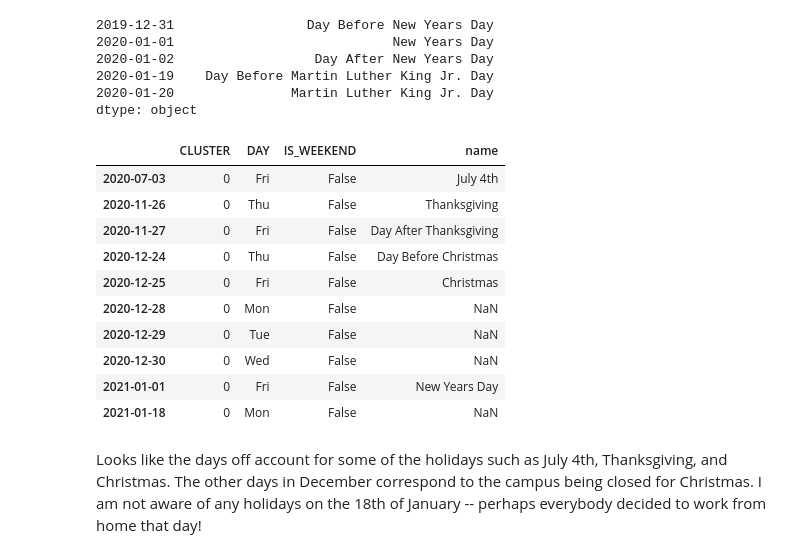
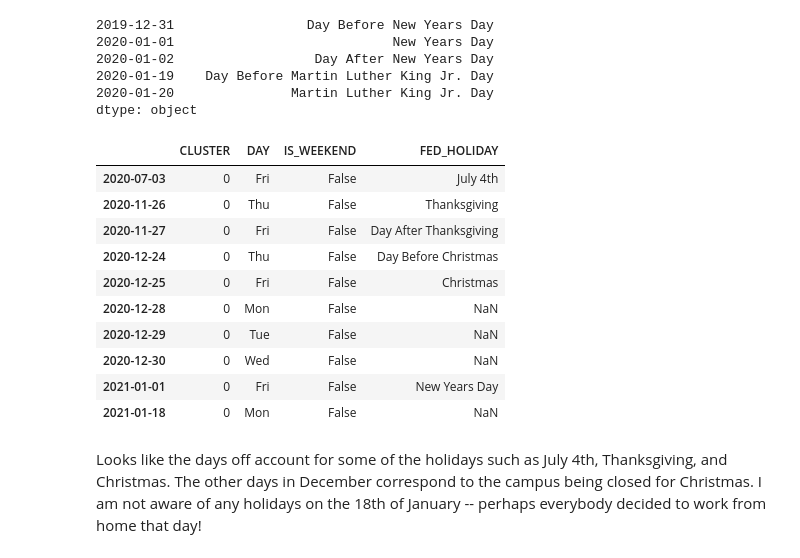
Before and after one commit to kadri-nizam/uop-lib-people-counter, a Jupyter notebook: Extract Data.ipynb, the cells around one changed output. Cells and saved outputs as stored; diff of their text form; code cells hidden in the pictures.

Commit message:
Add name to holiday series for join op

```diff
--- a/Extract Data.ipynb
+++ b/Extract Data.ipynb
@@ -517,10 +517,11 @@ holidays_all.head()
 2020-01-20               Martin Luther King Jr. Day
 dtype: object
 # %%
+holidays_all.name = 'FED_HOLIDAY'
 joined = off_weekday.join(holidays_all)
 joined
 # %% [output]
-|  | CLUSTER | DAY | IS_WEEKEND | name |
+|  | CLUSTER | DAY | IS_WEEKEND | FED_HOLIDAY |
 | 2020-07-03 | 0 | Fri | False | July 4th |
 | 2020-11-26 | 0 | Thu | False | Thanksgiving |
 | 2020-11-27 | 0 | Fri | False | Day After Thanksgiving |
```
